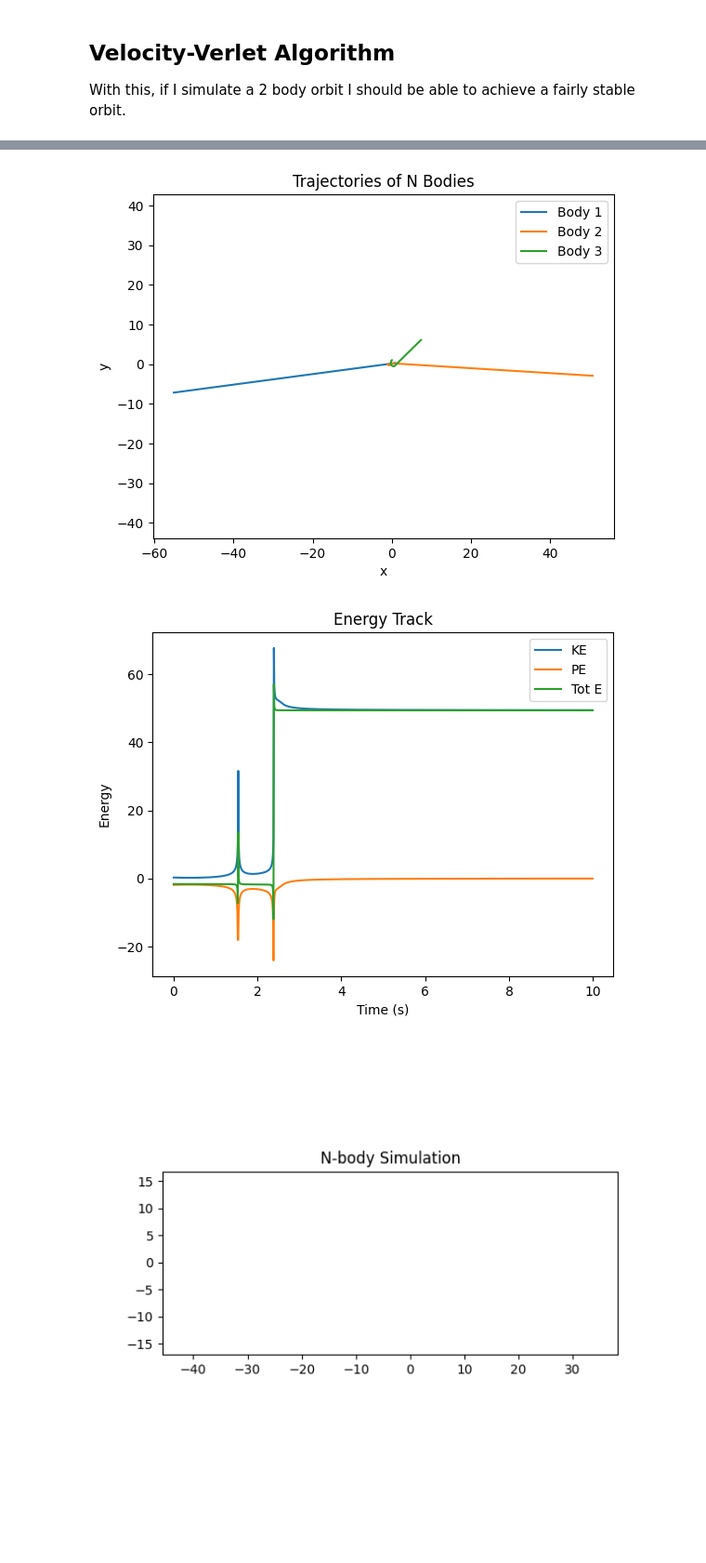
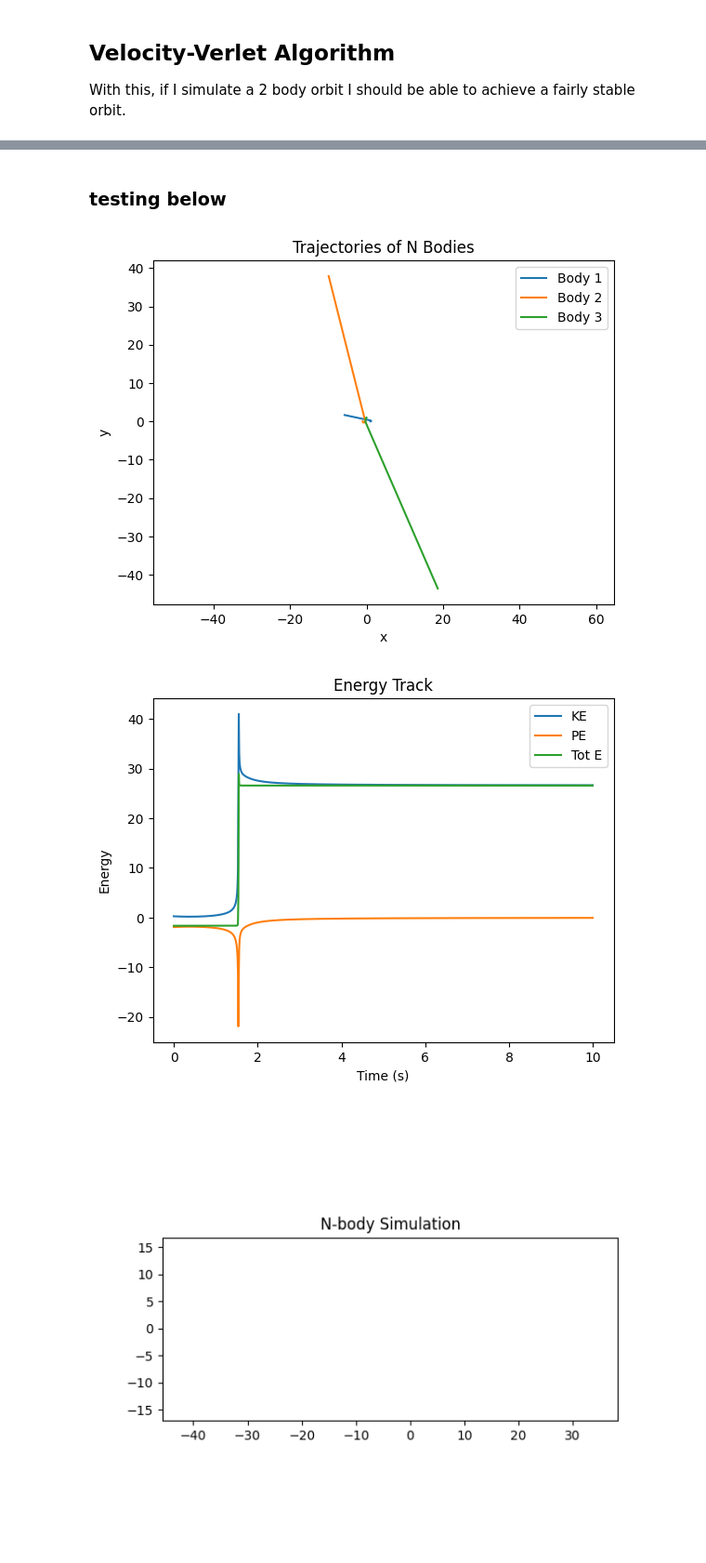
Before and after one commit to OliverPearce5/N-body_sim, a Jupyter notebook: nbody.ipynb, the cells around one changed output, grey strips where cells are left out. Shown at 93% size. Saved outputs shown, nothing was run; the diff lists cells and outputs as text; code cells hidden in the pictures; blank space fills up the shorter version.

Commit message:
Implemented velocity verlet, and testing of 3-body figure-8 orbit special case.

```diff
--- a/nbody.ipynb
+++ b/nbody.ipynb
@@ -182,9 +182,39 @@ class System:
 
         return trajectory, KE_track, PE_track, TE_track
 
+    # Velocity Verlet Method
+
     def update_params_velocity_verlet(self, dt:float) -> None:
-        forces = self.compute_forces()
-        accs = forces/self.m[:,np.newaxis]
+        # Compute initial acceleration
+        initial_forces = self.compute_forces()
+        initial_accs = initial_forces/self.m[:,np.newaxis]
+
+        # Update position using current velocity and acceleration
+        self.x += self.v * dt + 0.5*initial_accs*(dt**2)
+
+        # Compute new acceleration based on updated position
+        final_forces = self.compute_forces()
+        final_accs = final_forces/self.m[:,np.newaxis]
+
+        # Average the initial and final accelerations to get a mid-point value, and update velocities using this
+        self.v += 0.5*dt*(initial_accs + final_accs)
+
+    def simulation_velocity_verlet(self, n_steps: int, dt: float) -> tuple:
+        trajectory = [self.x.copy()]
+        KE_track = []
+        PE_track = []
+        TE_track = []
+
+        for i in range(n_steps):
+            self.update_params_velocity_verlet(dt)
+            trajectory.append(self.x.copy())
+
+            KE, PE, total_energy = self.energy_error()
+            KE_track.append(KE)
+            PE_track.append(PE)
+            TE_track.append(total_energy)
+
+        return trajectory, KE_track, PE_track, TE_track
 # %% [markdown]
 **Relative Energy Error**:
 
@@ -342,3 +535,5 @@ With this, if I simulate a 2 body orbit I should be able to achieve a fairly sta
+# %% [markdown]
+### testing below ###
 # %%
 # 3 body
 
@@ -348,36 +543,36 @@ initial_positions = np.array([[1, 0, 0], [-1, 0, 0], [0, 1, 0]], dtype=float)
 initial_velocities = np.array([[0.5, 0, 0], [0, -0.5, 0], [-0.2, 0, 0]], dtype=float)
 masses = np.array([1, 1.0, 1])
 n_steps = 1000
 dt = 0.01
 
 system = System(num_objects = num_objects, x=initial_positions, v=initial_velocities, m=masses, G=G, softening=1e-5)
-trajectory, KE_track, PE_track, TE_track = system.simulation_euler_cromer(n_steps = n_steps, dt= dt)
+trajectory, KE_track, PE_track, TE_track = system.simulation_velocity_verlet(n_steps = n_steps, dt= dt)
 trajectory = np.array(trajectory)
 
 plt.figure()
 for i in range(num_objects):
     plt.plot(trajectory[:, i, 0], trajectory[:, i, 1], label=f'Body {i+1}')
 plt.xlabel('x')
 plt.ylabel('y')
 plt.title('Trajectories of N Bodies')
 plt.axis('equal')
 plt.legend()
 plt.show()
 
 # Energy Tracking:
 time_steps = np.arange(len(KE_track)) * dt # Gets a time axis
 plt.figure()
 plt.plot(time_steps, KE_track, label='KE')
 plt.plot(time_steps, PE_track, label='PE')
 plt.plot(time_steps, TE_track, label='Tot E')
 plt.xlabel('Time (s)')
 plt.ylabel('Energy')
 plt.title('Energy Track')
 plt.legend()
 plt.show()
 # %% [output]
-[figure, old version]
+[figure, new version]
-[figure, old version]
+[figure, new version]
 # %%
 %matplotlib widget
 # Assume `trajectory` is already computed and is shape (n_steps, N, 3)
```
Also changed, not shown: parts of 9 cells of this notebook.
